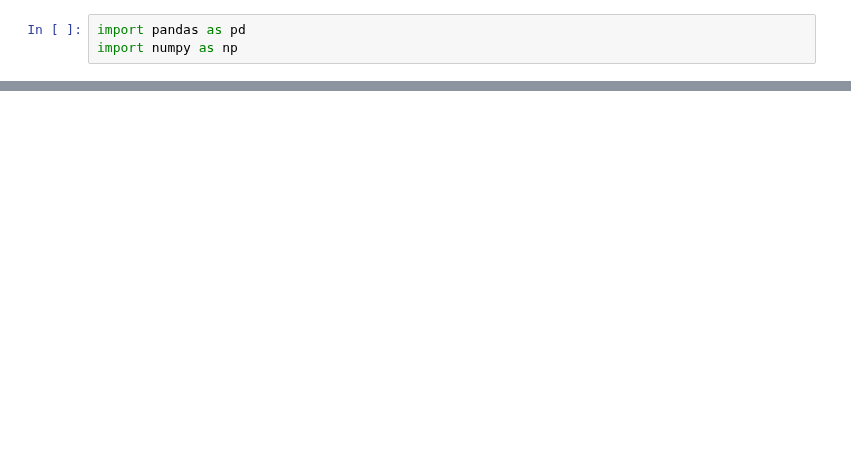
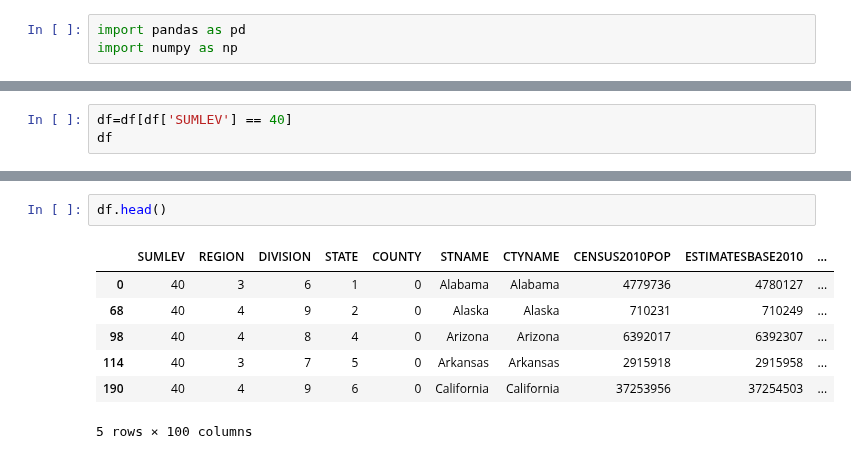
Before and after one commit to gokuljs/Machine-Learning-Andrew-Ng, a Jupyter notebook: introduction to data science in python/census.ipynb, the cells around one changed output, grey strips where cells are left out. Drawn from its saved outputs; the diff is of its cells as text; blank space fills up the shorter version.

Commit message:
working with census data

```diff
--- a/introduction to data science in python/census.ipynb
+++ b/introduction to data science in python/census.ipynb
@@ -8,0 +50,3 @@ UnicodeDecodeError: 'utf-8' codec can't decode byte 0xf1 in position 2: invalid
+# %%
+df=df[df['SUMLEV'] == 40]
+df
@@ -8,0 +72,10 @@ UnicodeDecodeError: 'utf-8' codec can't decode byte 0xf1 in position 2: invalid
+# %%
+df.head()
+# %% [output]
+|  | SUMLEV | REGION | DIVISION | STATE | COUNTY | STNAME | CTYNAME | CENSUS2010POP | ESTIMATESBASE2010 | ... |
+| 0 | 40 | 3 | 6 | 1 | 0 | Alabama | Alabama | 4779736 | 4780127 | ... |
+| 68 | 40 | 4 | 9 | 2 | 0 | Alaska | Alaska | 710231 | 710249 | ... |
+| 98 | 40 | 4 | 8 | 4 | 0 | Arizona | Arizona | 6392017 | 6392307 | ... |
+| 114 | 40 | 3 | 7 | 5 | 0 | Arkansas | Arkansas | 2915918 | 2915958 | ... |
+| 190 | 40 | 4 | 9 | 6 | 0 | California | California | 37253956 | 37254503 | ... |
+5 rows × 100 columns
```
Also changed, not shown: parts of 5 cells of this notebook.
